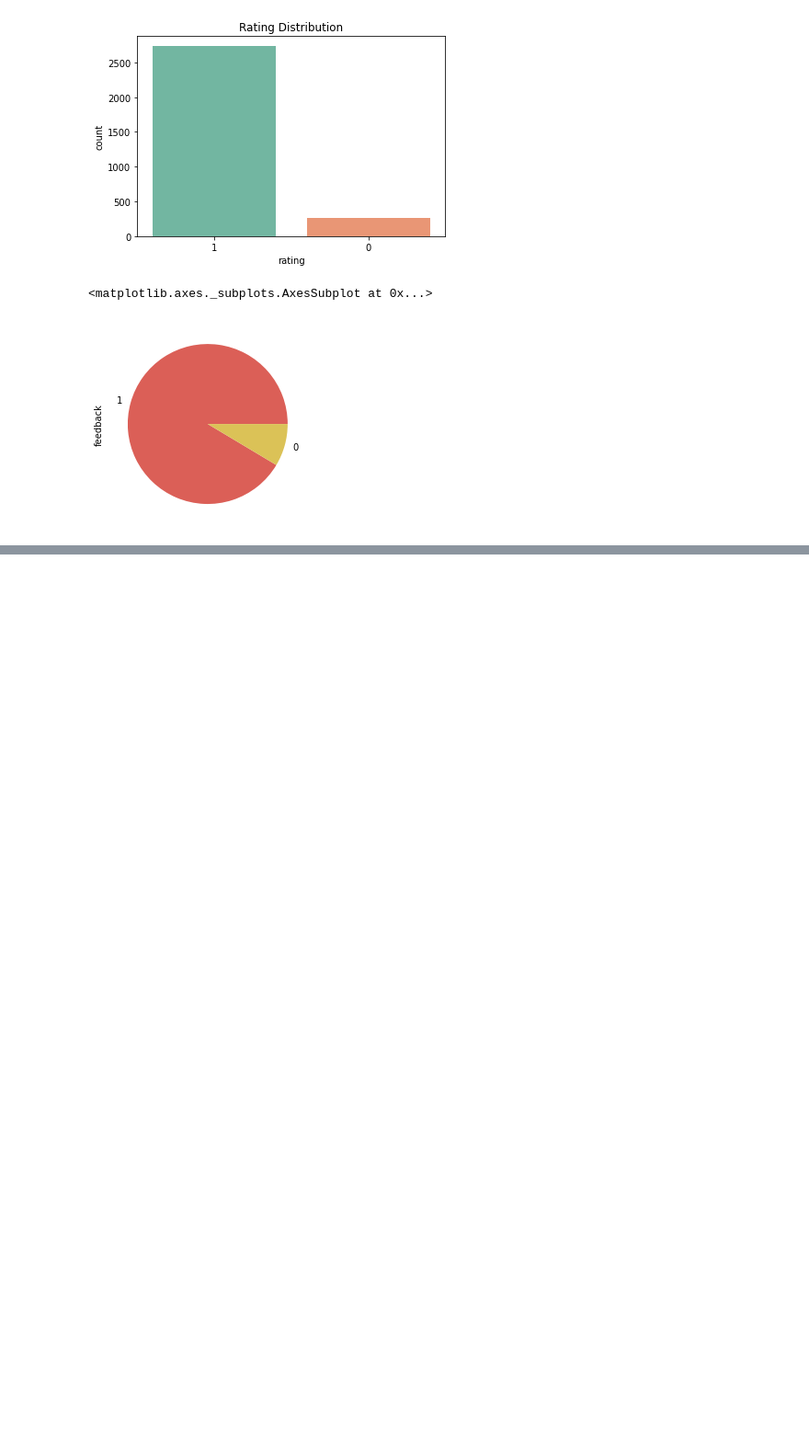
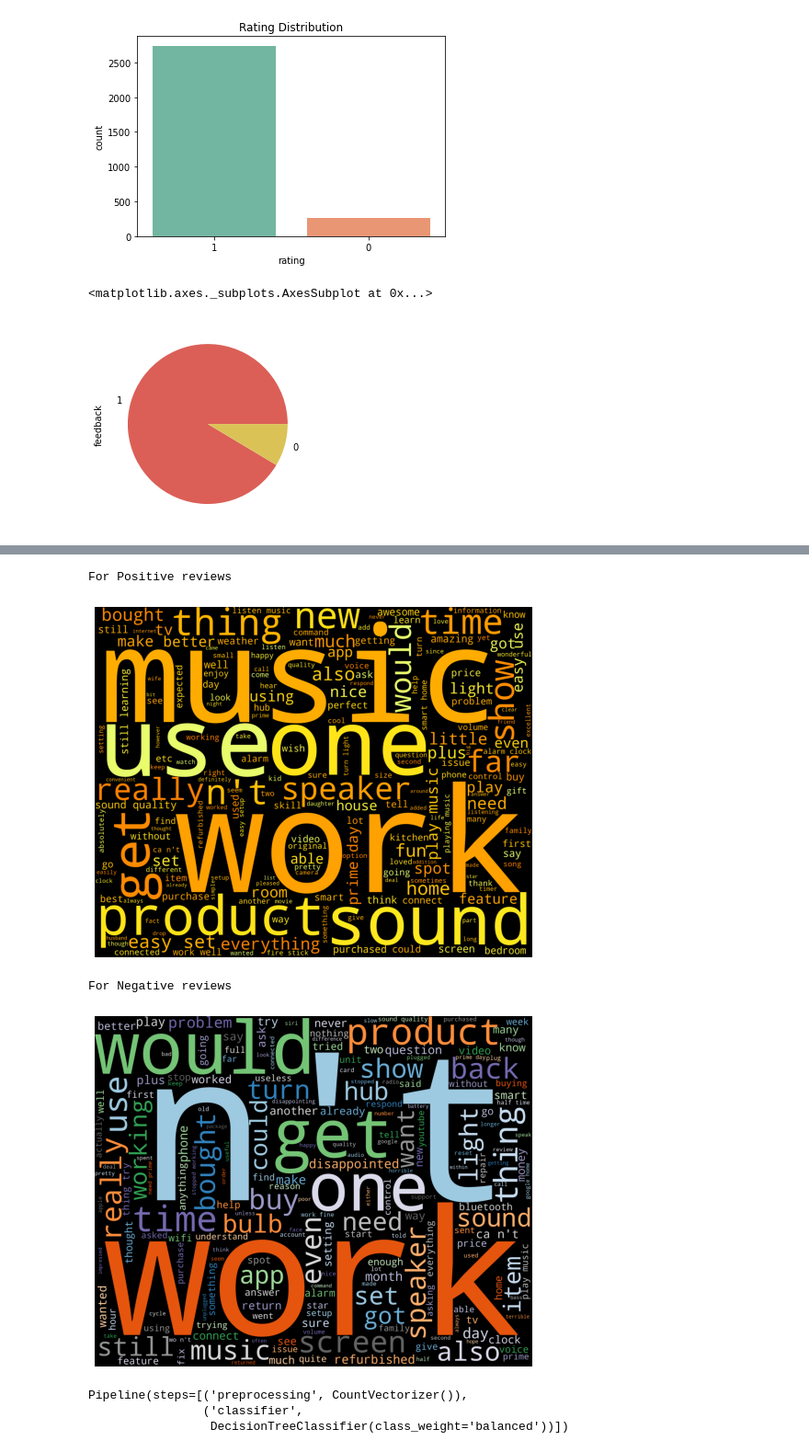
Before and after one commit to Sumith-Pevekar/AmazonAlexaReviewSentimentAnalysis, a Jupyter notebook: Amazon_Alexa_Review_Sentiment.ipynb, the cells around one changed output, grey strips where cells are left out. Shown at 92% size. Saved outputs shown, nothing was run; the diff lists cells and outputs as text; code cells hidden in the pictures; blank space fills up the shorter version.

```diff
--- a/Amazon_Alexa_Review_Sentiment.ipynb
+++ b/Amazon_Alexa_Review_Sentiment.ipynb
@@ -109,3 +112,6 @@ def clean(df):
   df['reviews'] = df['reviews'].apply(lambda words: [x for x in words if x not in freq.keys()])
   df['reviews'] = df['reviews'].apply(lambda words: " ".join([Word(x).lemmatize() for x in words]))
   return df
+# %%
+data = clean(data)
+data.head()
@@ -111,0 +125,27 @@ def clean(df):
+# %%
+def wordcloud_draw(data, colormap):
+    words = ' '.join(data)
+    wordcloud = WordCloud(stopwords=stopwords.words('english')+  ['amazon','alexa','echo','dot','device'],
+    colormap=colormap,
+    width=2500,
+    height=2000
+    ).generate(words)
+    plt.figure(1,figsize=(10, 7))
+    plt.imshow(wordcloud)
+    plt.axis('off')
+    plt.show()
+
+positivedata = data[data['rating'] == 1]
+positivedata =positivedata['reviews']
+negdata = data[data['rating'] == 0]
+negdata= negdata['reviews']
+
+print("For Positive reviews")
+wordcloud_draw(positivedata,colormap='Wistia')
+print("For Negative reviews")
+wordcloud_draw(negdata,colormap='tab20c')
+# %% [output]
+For Positive reviews
+[figure, added]
+For Negative reviews
+[figure, added]
@@ -111,0 +156,10 @@ def clean(df):
+# %%
+clf = Pipeline(steps =[
+('preprocessing', CountVectorizer()),
+('classifier', DecisionTreeClassifier(class_weight='balanced'))
+])
+clf.fit(x_train,y_train)
+# %% [output]
+Pipeline(steps=[('preprocessing', CountVectorizer()),
+                ('classifier',
+                 DecisionTreeClassifier(class_weight='balanced'))])
```
Also changed, not shown: parts of 6 cells of this notebook.
